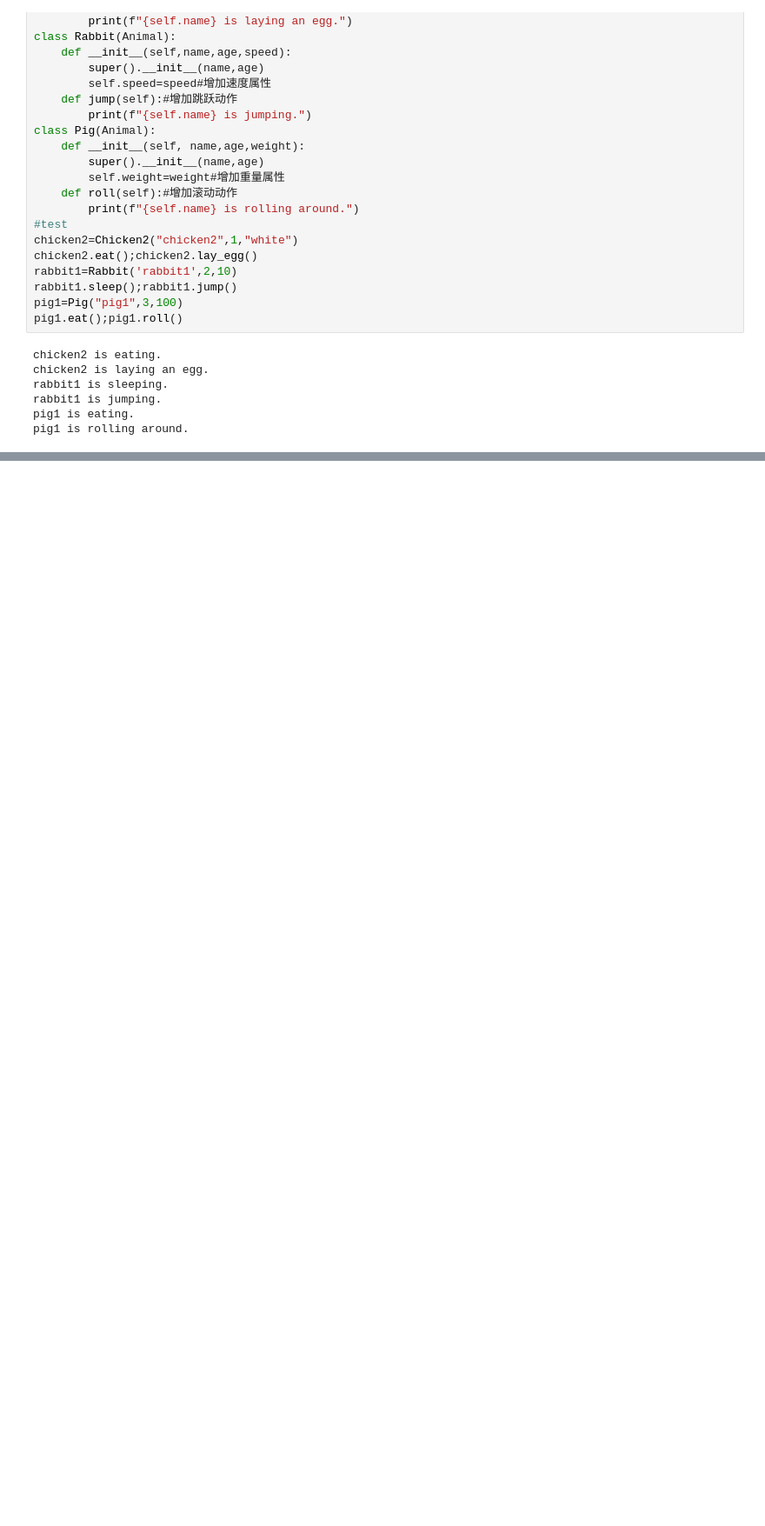
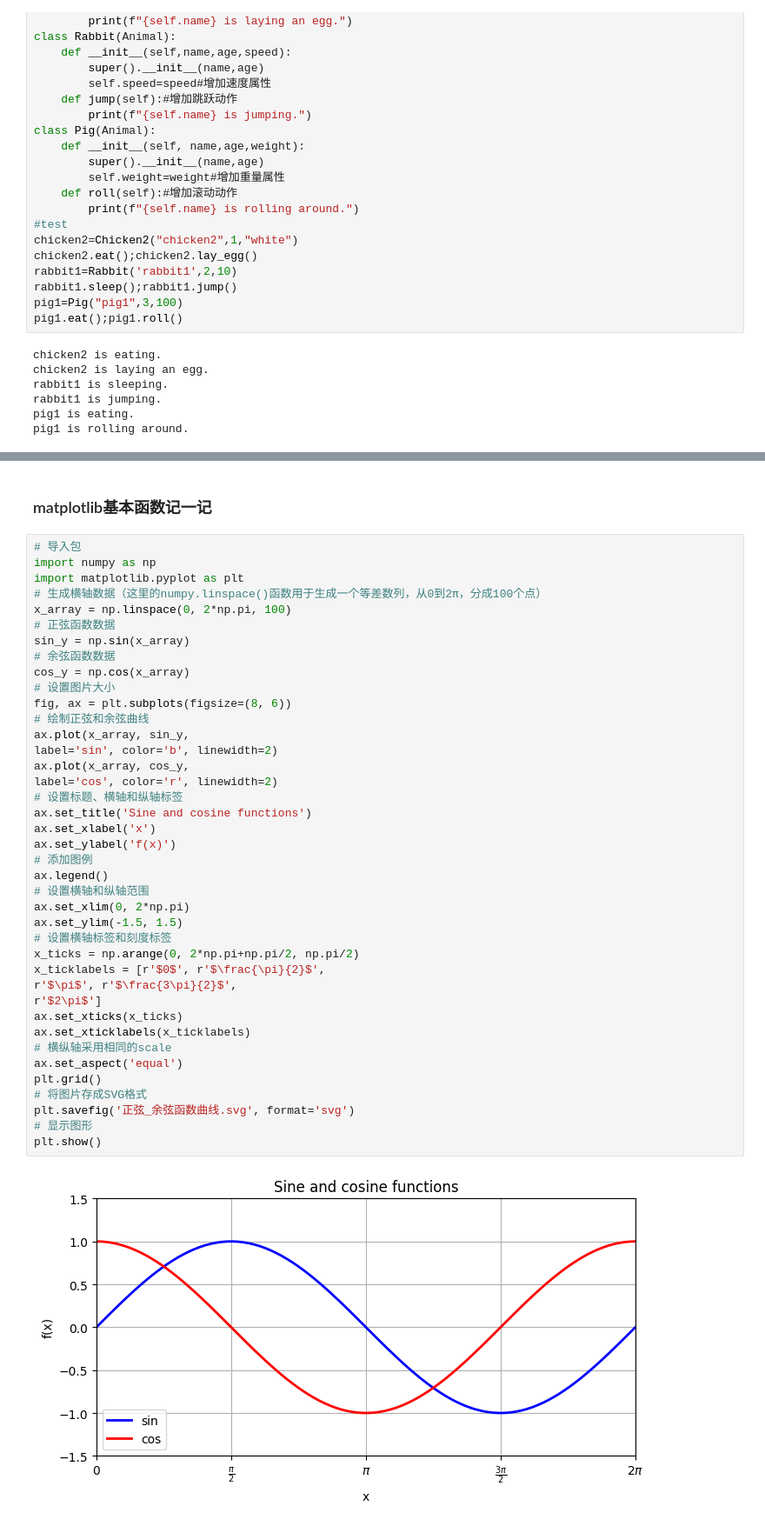
Before and after one commit to cloverbear233/Discourse_homework_Week7, a Jupyter notebook: 鸢尾花书学习系列/鸢尾花书学习.ipynb, the cells around one changed output, grey strips where cells are left out. Shown at 87% size. Cells and saved outputs as stored; diff of their text form; blank space fills up the shorter version.

```diff
--- a/鸢尾花书学习系列/鸢尾花书学习.ipynb
+++ b/鸢尾花书学习系列/鸢尾花书学习.ipynb
@@ -614,0 +697,44 @@ pig1 is rolling around.
+# %% [markdown]
+### matplotlib基本函数记一记
+# %%
+# 导入包
+import numpy as np
+import matplotlib.pyplot as plt
+# 生成横轴数据（这里的numpy.linspace()函数用于生成一个等差数列，从0到2π，分成100个点）
+x_array = np.linspace(0, 2*np.pi, 100)
+# 正弦函数数据
+sin_y = np.sin(x_array)
+# 余弦函数数据
+cos_y = np.cos(x_array)
+# 设置图片大小
+fig, ax = plt.subplots(figsize=(8, 6))
+# 绘制正弦和余弦曲线
+ax.plot(x_array, sin_y,
+label='sin', color='b', linewidth=2)
+ax.plot(x_array, cos_y,
+label='cos', color='r', linewidth=2)
+# 设置标题、横轴和纵轴标签
+ax.set_title('Sine and cosine functions')
+ax.set_xlabel('x')
+ax.set_ylabel('f(x)')
+# 添加图例
+ax.legend()
+# 设置横轴和纵轴范围
+ax.set_xlim(0, 2*np.pi)
+ax.set_ylim(-1.5, 1.5)
+# 设置横轴标签和刻度标签
+x_ticks = np.arange(0, 2*np.pi+np.pi/2, np.pi/2)
+x_ticklabels = [r'$0$', r'$\frac{\pi}{2}$',
+r'$\pi$', r'$\frac{3\pi}{2}$',
+r'$2\pi$']
+ax.set_xticks(x_ticks)
+ax.set_xticklabels(x_ticklabels)
+# 横纵轴采用相同的scale
+ax.set_aspect('equal')
+plt.grid()
+# 将图片存成SVG格式
+plt.savefig('正弦_余弦函数曲线.svg', format='svg')
+# 显示图形
+plt.show()
+# %% [output]
+[figure, added]
```
Also changed, not shown: parts of 8 cells of this notebook, 31 other files.
